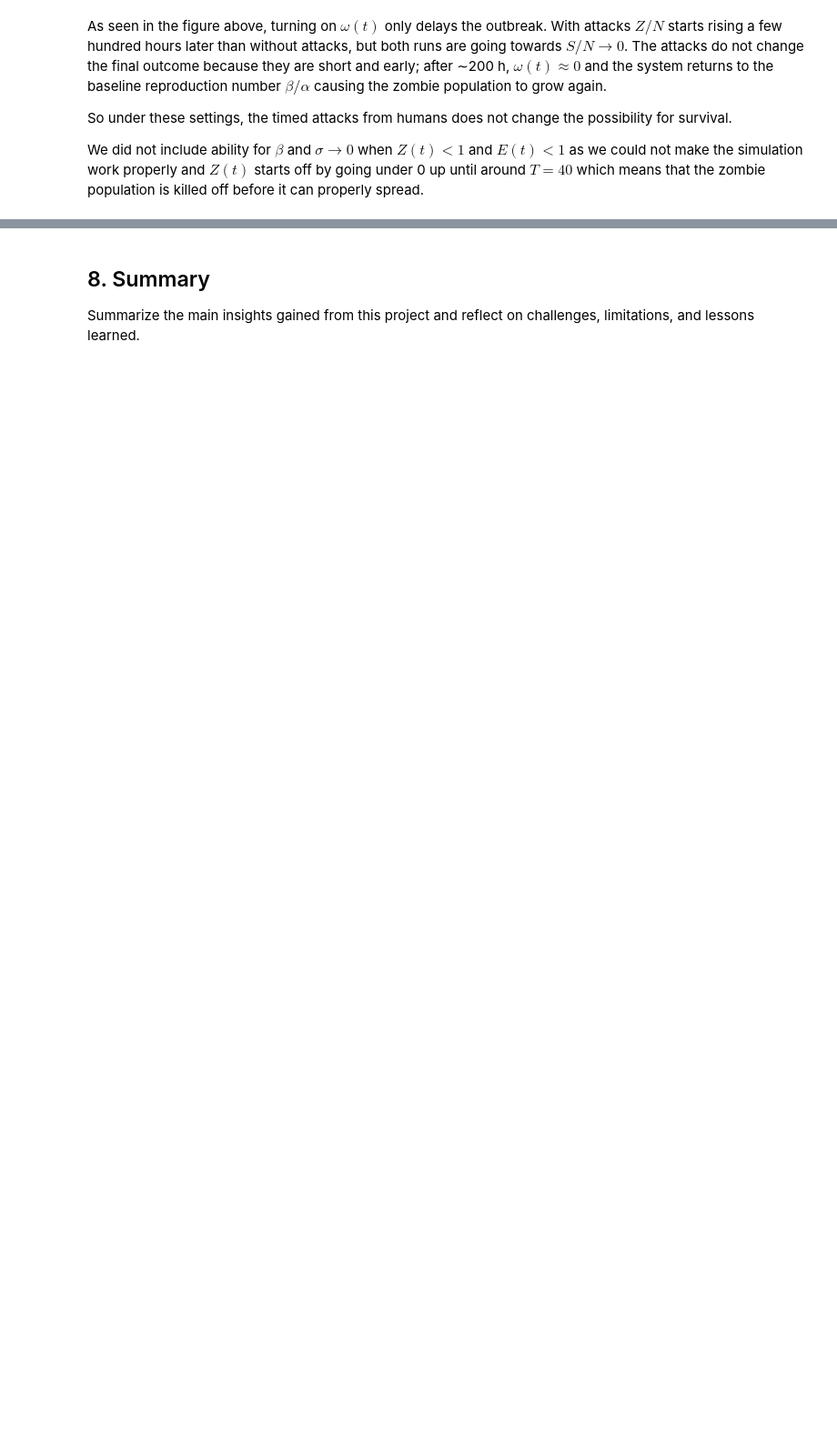
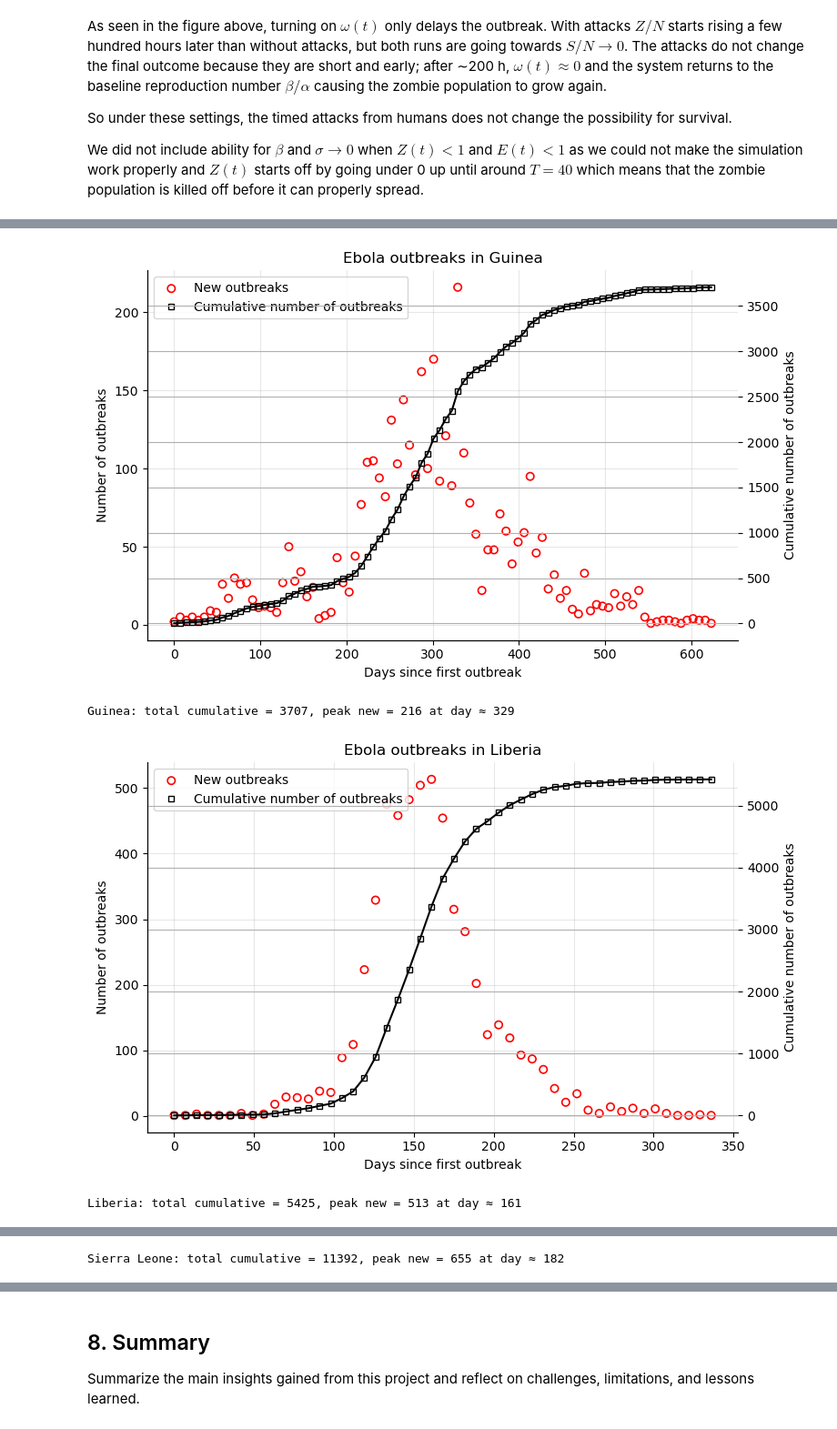
Before and after one commit to AmundRB/MOD300Project2, a Jupyter notebook: project2_template.ipynb, the cells around one changed output, grey strips where cells are left out. Shown at 91% size. Saved outputs shown, nothing was run; the diff lists cells and outputs as text; code cells hidden in the pictures; blank space fills up the shorter version.

```diff
--- a/project2_template.ipynb
+++ b/project2_template.ipynb
@@ -739,0 +759,68 @@ We did not include ability for $\beta$ and $\sigma \to 0$ when $Z(t)<1$ and $E(t
+# %%
+import os
+from pathlib import Path
+import pandas as pd
+
+DATA_DIR = Path("data")   # adjust if needed
+STEP_DAYS = 7             # 1 if daily data; 7 if weekly WHO reports
+
+def load_ebola_series(path, step_days=STEP_DAYS):
+    """
+    Load a whitespace-delimited WHO .dat file where the 3rd column = new cases.
+    Returns time in *days since first nonzero entry*, new cases, and cumulative.
+    """
+    df = pd.read_csv(path, delim_whitespace=True, header=None, comment="#", engine="python")
+    if df.shape[1] < 3:
+        raise ValueError(f"{path} should have at least 3 columns (third = new cases).")
+    new = pd.to_numeric(df.iloc[:, 2], errors="coerce").fillna(0.0).astype(float).values
+
+    # start clock at the first nonzero entry
+    nz = np.nonzero(new > 0)[0]
+    start = nz[0] if len(nz) else 0
+    new = new[start:]
+    t_days = np.arange(len(new)) * step_days
+    cum = np.cumsum(new)
+    return t_days, new, cum
+
+def plot_country(path, country, step_days=STEP_DAYS):
+    t, new, cum = load_ebola_series(path, step_days)
+
+    fig, ax = plt.subplots(figsize=(8, 5))
+
+    # Left axis: NEW cases as red open circles (scatter)
+    ax.scatter(t, new, facecolors="none", edgecolors="red", s=36, linewidths=1.2, label="New outbreaks")
+    ax.set_xlabel("Days since first outbreak")
+    ax.set_ylabel("Number of outbreaks")
+    ax.grid(True, alpha=0.3)
+
+    # Right axis: CUMULATIVE as black squares + connecting line
+    ax2 = ax.twinx()
+    ax2.plot(t, cum, color="black", linewidth=1.5)
+    ax2.plot(t, cum, linestyle="None", marker="s", markersize=4, markerfacecolor="none",
+             markeredgecolor="black", label="Cumulative number of outbreaks")
+    ax2.set_ylabel("Cumulative number of outbreaks")
+
+    # Title + combined legend
+    ax.set_title(f"Ebola outbreaks in {country}")
+    lines, labels = [], []
+    for a in (ax, ax2):
+        L = a.get_legend_handles_labels()
+        lines += L[0]; labels += L[1]
+    ax.legend(lines, labels, loc="upper left")
+
+    plt.tight_layout()
+    plt.show()
+
+    # Quick summary in the console
+    print(f"{country}: total cumulative = {int(cum[-1])}, "
+          f"peak new = {int(new.max())} at day ≈ {t[np.argmax(new)]:.0f}")
+
+# ---- Run for all three countries ----
+plot_country(DATA_DIR / "ebola_cases_guinea.dat",        "Guinea",        STEP_DAYS)
+plot_country(DATA_DIR / "ebola_cases_liberia.dat",       "Liberia",       STEP_DAYS)
+plot_country(DATA_DIR / "ebola_cases_sierra_leone.dat",  "Sierra Leone",  STEP_DAYS)
+# %% [output]
+[figure, added]
+Guinea: total cumulative = 3707, peak new = 216 at day ≈ 329
+[figure, added]
+Liberia: total cumulative = 5425, peak new = 513 at day ≈ 161
@@ -740 +828,2 @@ We did not include ability for $\beta$ and $\sigma \to 0$ when $Z(t)<1$ and $E(t
+Sierra Leone: total cumulative = 11392, peak new = 655 at day ≈ 182
 # %% [markdown]
```
Also changed, not shown: parts of 4 cells of this notebook.
